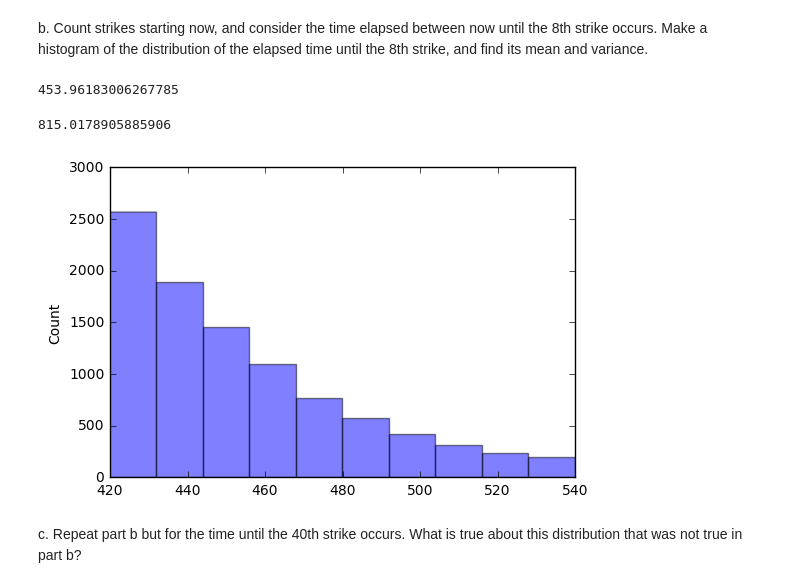
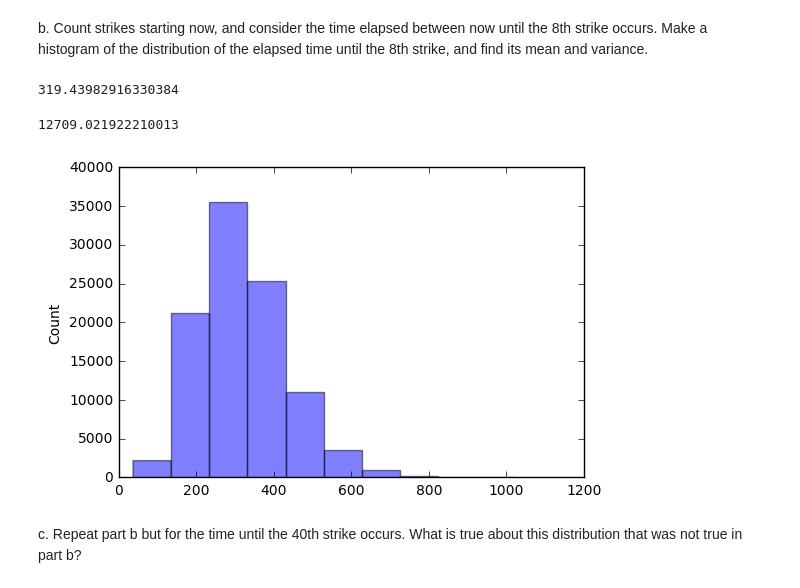
Before and after one commit to kmasakura/STAT350Lab2, a Jupyter notebook: Stat350_Lab2.ipynb, the cells around one changed output. Cells and saved outputs as stored; diff of their text form; code cells hidden in the pictures.

```diff
--- a/Stat350_Lab2.ipynb
+++ b/Stat350_Lab2.ipynb
@@ -161,21 +157,14 @@ It has the general shape of an exponential distribution. Its mean and variance a
 # %% [markdown]
 b. Count strikes starting now, and consider the time elapsed between now until the 8th strike occurs.  Make a histogram of the distribution of the elapsed time until the 8th strike, and find its mean and variance.
-# %%
-strike = Exponential(lam = 1/40)**2
-X = RV(strike, min)
-Y = RV(strike, max)
-strikes = (X & Y).sim(100000)
-def valid(x):
-    return x[0] <= 120 and x[1] > 120
-fstrike = strikes.filter(valid).component(0)
-for i in range(len(fstrike)):
-    fstrike[i] += 60*7
-fstrike.hist()
-fstrike.mean()
-fstrike.var()
-# %% [output]
-453.96183006267785
-815.0178905885906
-[figure, removed]
+# %%
+strike = Exponential(lam = 1/40)**8
+strikes = RV(strike).apply(sum).sim(100000)
+strikes.hist()
+strikes.mean()
+strikes.var()
+# %% [output]
+319.43982916330384
+12709.021922210013
+[figure, added]
 # %% [markdown]
 c. Repeat part b but for the time until the 40th strike occurs.  What is true about this distribution that was not true in part b?
```
Also changed, not shown: parts of 13 cells of this notebook.
